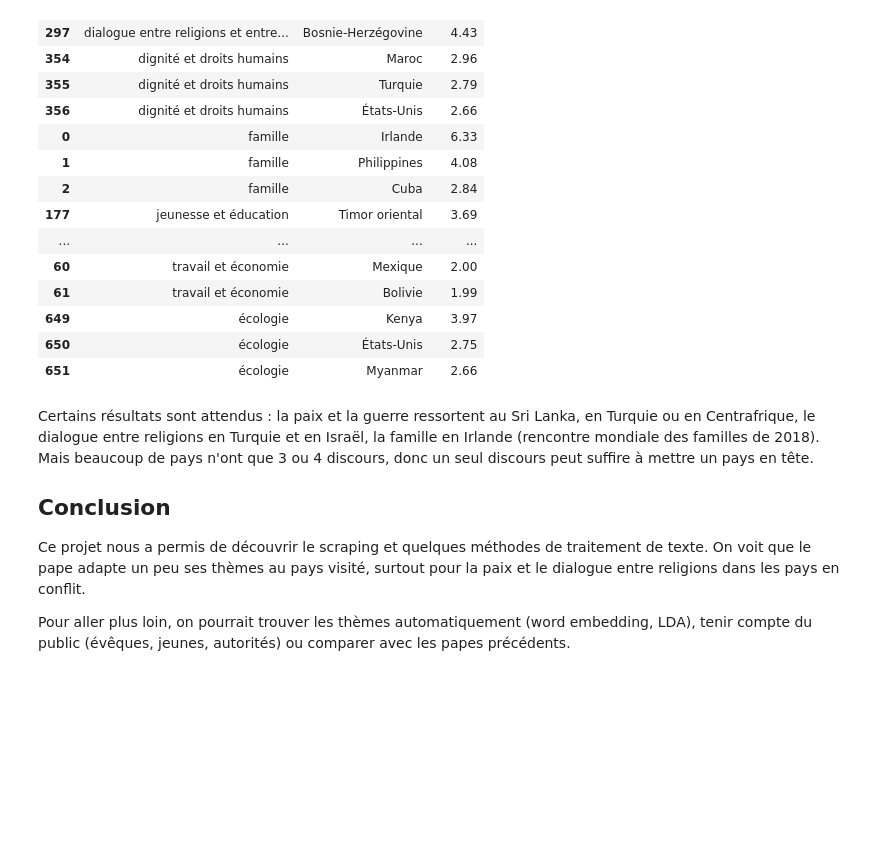
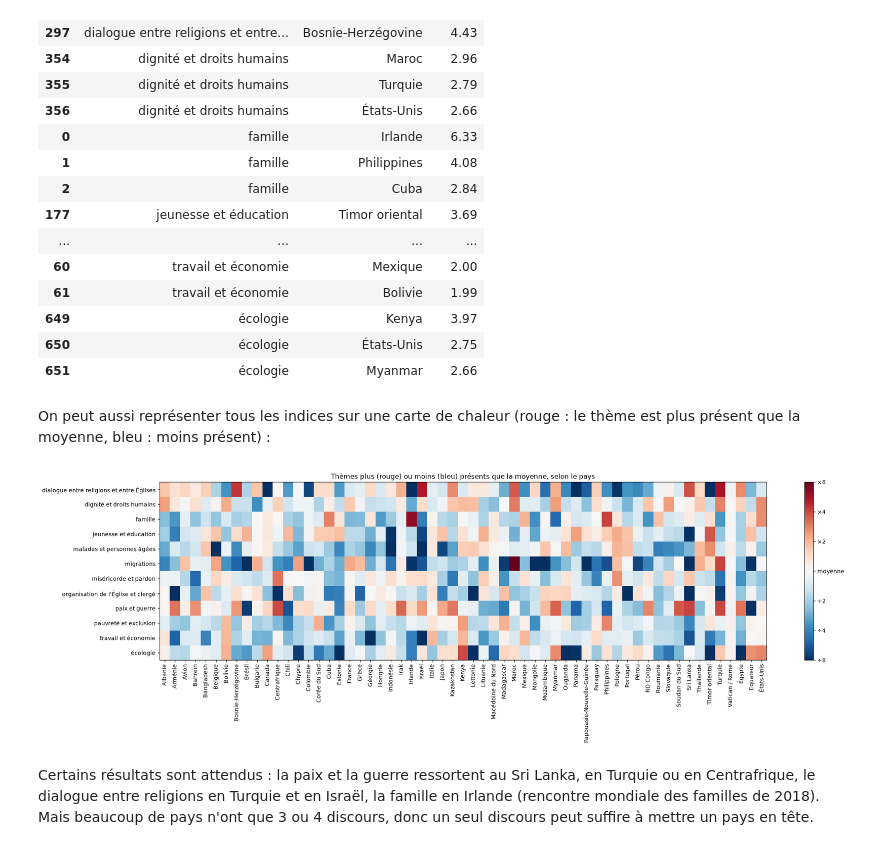
Before and after one commit to arthurdrk/projet-discours, a Jupyter notebook: main.ipynb, the cells around one changed output. Saved outputs shown, nothing was run; the diff lists cells and outputs as text; code cells hidden in the pictures; blank space fills up the shorter version.

```diff
--- a/main.ipynb
+++ b/main.ipynb
@@ -169,11 +171,27 @@ indices.sort_values("indice", ascending=False).groupby("theme").head(3).sort_val
 | 649 | écologie | Kenya | 3.97 |
 | 650 | écologie | États-Unis | 2.75 |
 | 651 | écologie | Myanmar | 2.66 |
+# %% [markdown]
+On peut aussi représenter tous les indices sur une carte de chaleur (rouge : le thème est plus présent que la moyenne, bleu : moins présent) :
+# %%
+tableau_indices = indices.pivot(index="theme", columns="pays", values="indice")
+
+# échelle logarithmique : un indice de 2 et un indice de 0,5 sont à la même distance de 1
+valeurs = np.log2(tableau_indices.clip(lower=0.125, upper=8).fillna(1).replace(0, 0.125))
+
+fig, ax = plt.subplots(figsize=(22, 7))
+image = ax.imshow(valeurs, cmap="RdBu_r", vmin=-3, vmax=3, aspect="auto")
+ax.set_xticks(range(len(tableau_indices.columns)))
+ax.set_xticklabels(tableau_indices.columns, rotation=90)
+ax.set_yticks(range(len(tableau_indices.index)))
+ax.set_yticklabels(tableau_indices.index)
+barre = fig.colorbar(image, ax=ax)
+barre.set_ticks([-3, -2, -1, 0, 1, 2, 3])
+barre.set_ticklabels(["÷8", "÷4", "÷2", "moyenne", "×2", "×4", "×8"])
+ax.set_title("Thèmes plus (rouge) ou moins (bleu) présents que la moyenne, selon le pays")
+plt.tight_layout()
+plt.show()
+# %% [output]
+[figure, added]
 # %% [markdown]
 Certains résultats sont attendus : la paix et la guerre ressortent au Sri Lanka, en Turquie ou en Centrafrique, le dialogue entre religions en Turquie et en Israël, la famille en Irlande (rencontre mondiale des familles de 2018). Mais beaucoup de pays n'ont que 3 ou 4 discours, donc un seul discours peut suffire à mettre un pays en tête.
-
-## Conclusion
-
-Ce projet nous a permis de découvrir le scraping et quelques méthodes de traitement de texte. On voit que le pape adapte un peu ses thèmes au pays visité, surtout pour la paix et le dialogue entre religions dans les pays en conflit.
-
-Pour aller plus loin, on pourrait trouver les thèmes automatiquement (word embedding, LDA), tenir compte du public (évêques, jeunes, autorités) ou comparer avec les papes précédents.
```
Also changed, not shown: parts of 9 cells of this notebook, 1 other file.
